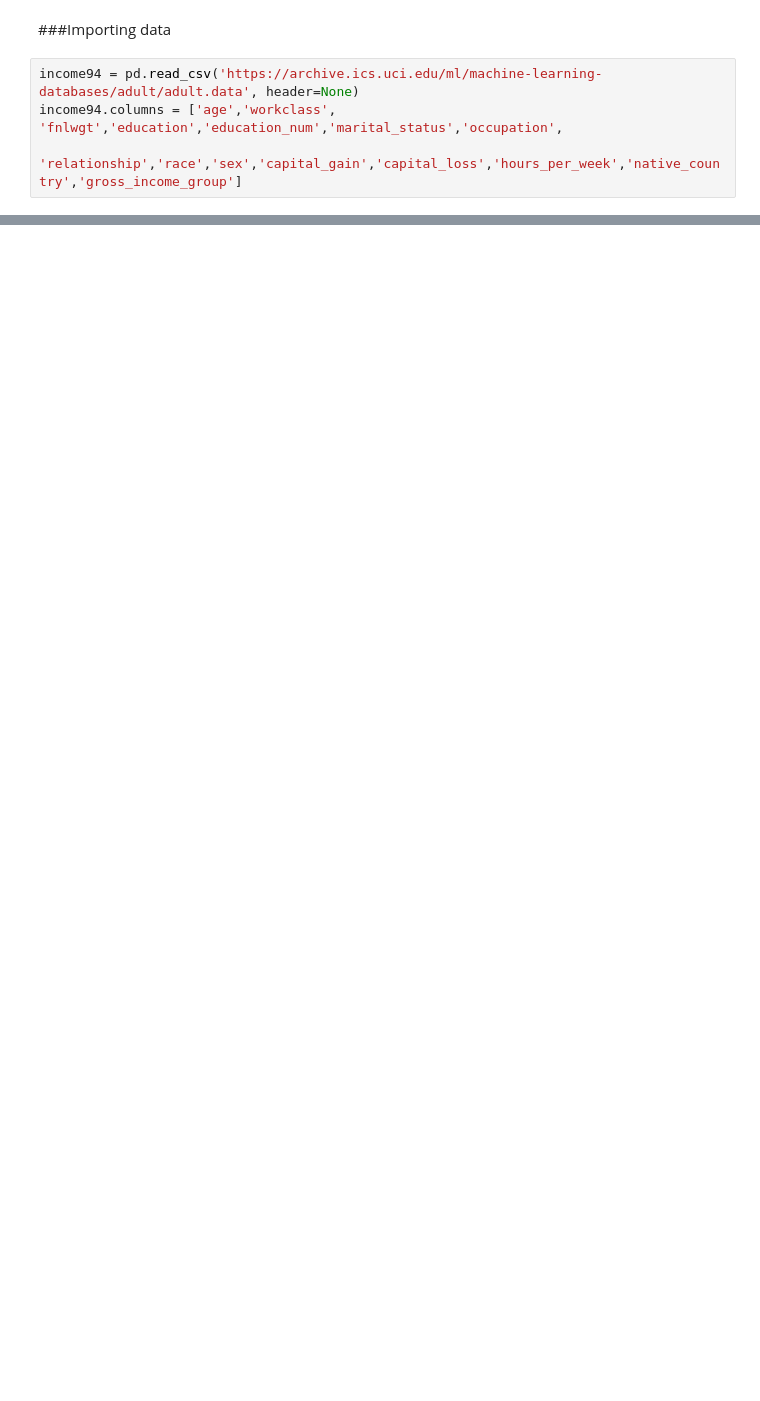
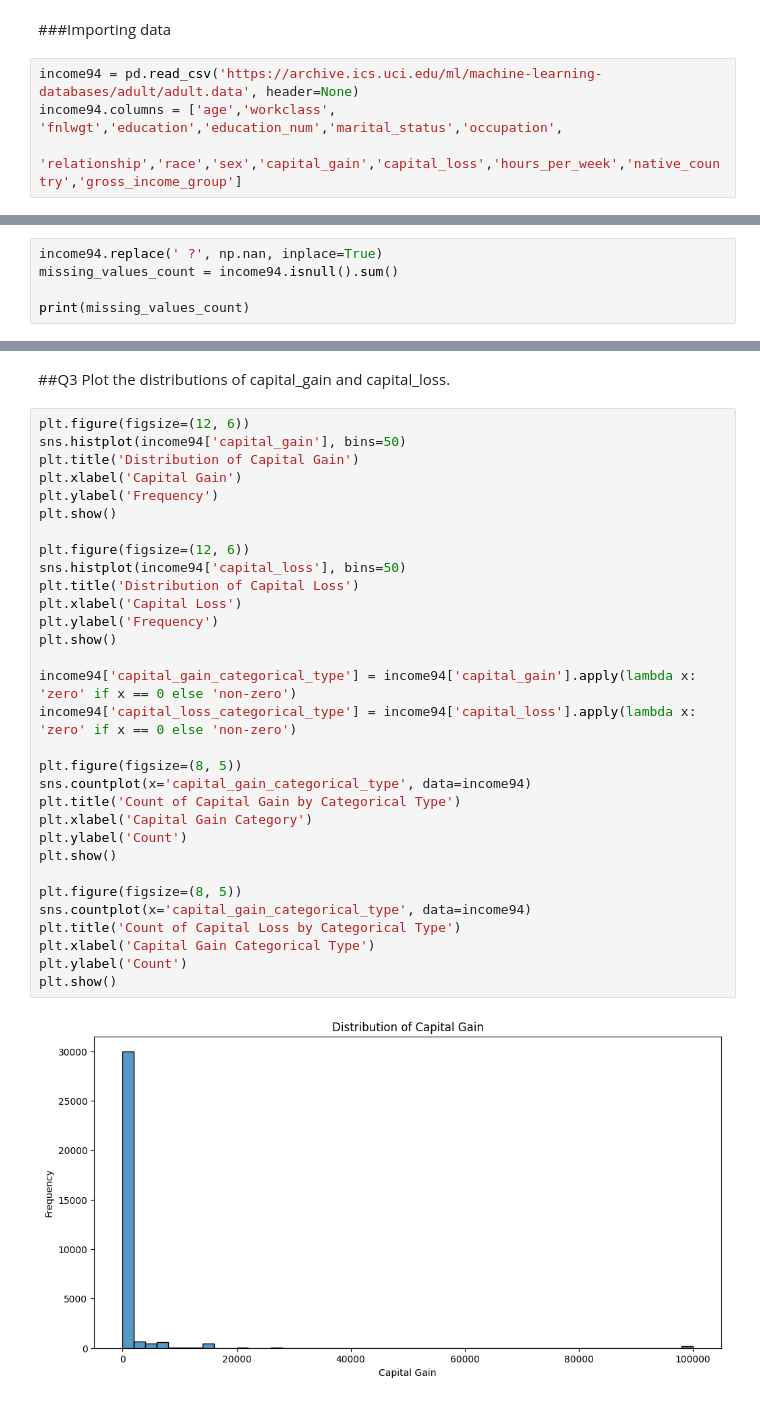
Before and after one commit to ChloeShujunYang/JSC270_HW2_2024_-syang-., a Jupyter notebook: JSC270_Assignment2_starter_code.ipynb, the cells around one changed output, grey strips where cells are left out. Cells and saved outputs as stored; diff of their text form; blank space fills up the shorter version.

```diff
--- a/JSC270_Assignment2_starter_code.ipynb
+++ b/JSC270_Assignment2_starter_code.ipynb
@@ -19,0 +49,5 @@ income94.columns = ['age','workclass', 'fnlwgt','education','education_num','mar
+# %%
+income94.replace(' ?', np.nan, inplace=True)
+missing_values_count = income94.isnull().sum()
+
+print(missing_values_count)
@@ -19,0 +71,36 @@ income94.columns = ['age','workclass', 'fnlwgt','education','education_num','mar
+# %% [markdown]
+##Q3
+Plot the distributions of capital_gain and capital_loss.
+# %%
+plt.figure(figsize=(12, 6))
+sns.histplot(income94['capital_gain'], bins=50)
+plt.title('Distribution of Capital Gain')
+plt.xlabel('Capital Gain')
+plt.ylabel('Frequency')
+plt.show()
+
+plt.figure(figsize=(12, 6))
+sns.histplot(income94['capital_loss'], bins=50)
+plt.title('Distribution of Capital Loss')
+plt.xlabel('Capital Loss')
+plt.ylabel('Frequency')
+plt.show()
+
+income94['capital_gain_categorical_type'] = income94['capital_gain'].apply(lambda x: 'zero' if x == 0 else 'non-zero')
+income94['capital_loss_categorical_type'] = income94['capital_loss'].apply(lambda x: 'zero' if x == 0 else 'non-zero')
+
+plt.figure(figsize=(8, 5))
+sns.countplot(x='capital_gain_categorical_type', data=income94)
+plt.title('Count of Capital Gain by Categorical Type')
+plt.xlabel('Capital Gain Category')
+plt.ylabel('Count')
+plt.show()
+
+plt.figure(figsize=(8, 5))
+sns.countplot(x='capital_gain_categorical_type', data=income94)
+plt.title('Count of Capital Loss by Categorical Type')
+plt.xlabel('Capital Gain Categorical Type')
+plt.ylabel('Count')
+plt.show()
+# %% [output]
+[figure, added]
```
Also changed, not shown: parts of 26 cells of this notebook.
